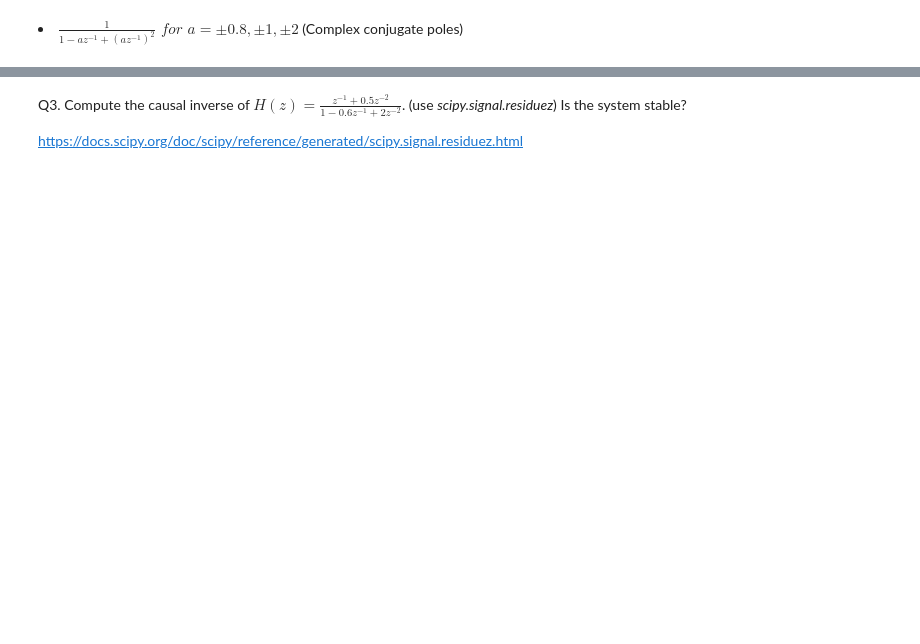
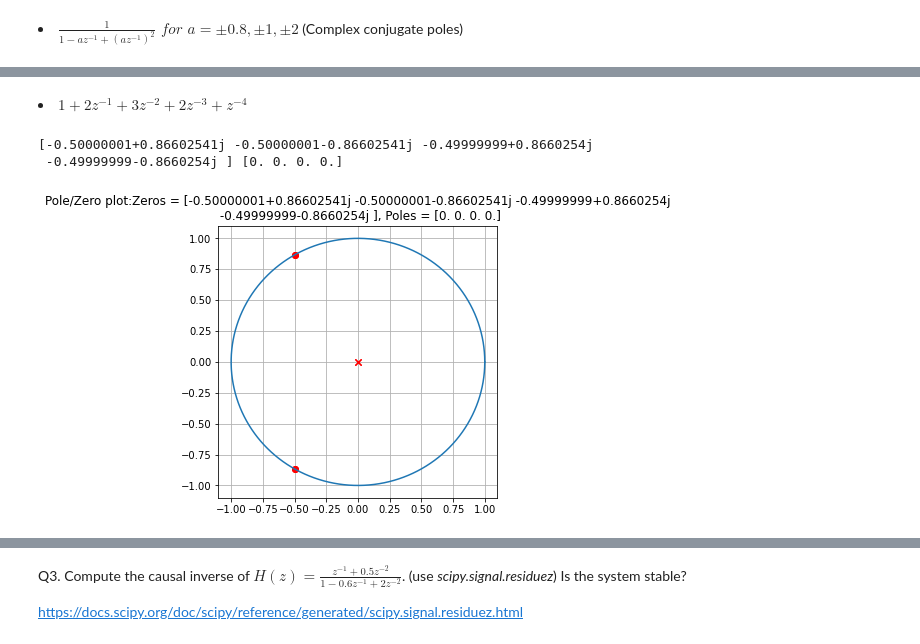
Before and after one commit to the-pinbo/DSP-lab, a Jupyter notebook: Lab5/Z-transform.ipynb, the cells around one changed output, grey strips where cells are left out. Cells and saved outputs as stored; diff of their text form; code cells hidden in the pictures; blank space fills up the shorter version.

```diff
--- a/Lab5/Z-transform.ipynb
+++ b/Lab5/Z-transform.ipynb
@@ -94,0 +135,20 @@ import scipy.signal as sig
+# %% [markdown]
+  <li>$ 1 + 2z^{-1} + 3z^{-2} + 2z^{-3} + z^{-4}$ </li>
+# %%
+b = [1, 2, 3, 2, 1]
+a = [1, 0, 0, 0, 0]
+
+z, p, k = sig.tf2zpk(b, a)
+print(z, p)
+
+plt.figure(figsize=(5, 5))
+plt.plot(z.real, z.imag, 'ro', p.real, p.imag, 'rx')
+plt.title(f"Pole/Zero plot:Zeros = {z}, Poles = {p}")
+n1 = np.arange(0, np.pi * 2, 1 / 100)
+plt.plot(np.cos(n1), np.sin(n1))
+plt.grid()
+plt.show()
+# %% [output]
+[-0.50000001+0.86602541j -0.50000001-0.86602541j -0.49999999+0.8660254j
+ -0.49999999-0.8660254j ] [0. 0. 0. 0.]
+[figure, added]
```
Also changed, not shown: parts of 15 cells of this notebook.
